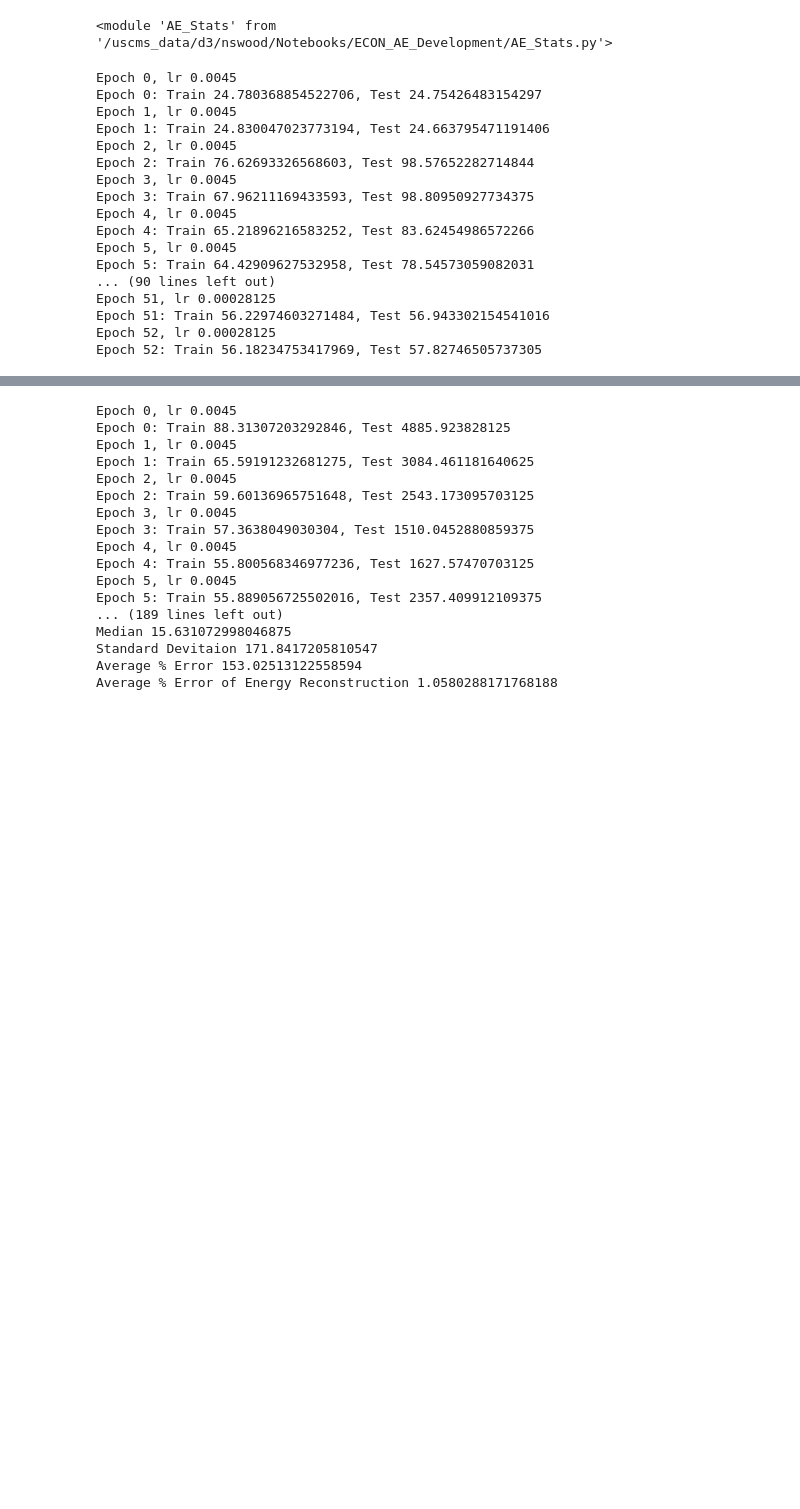
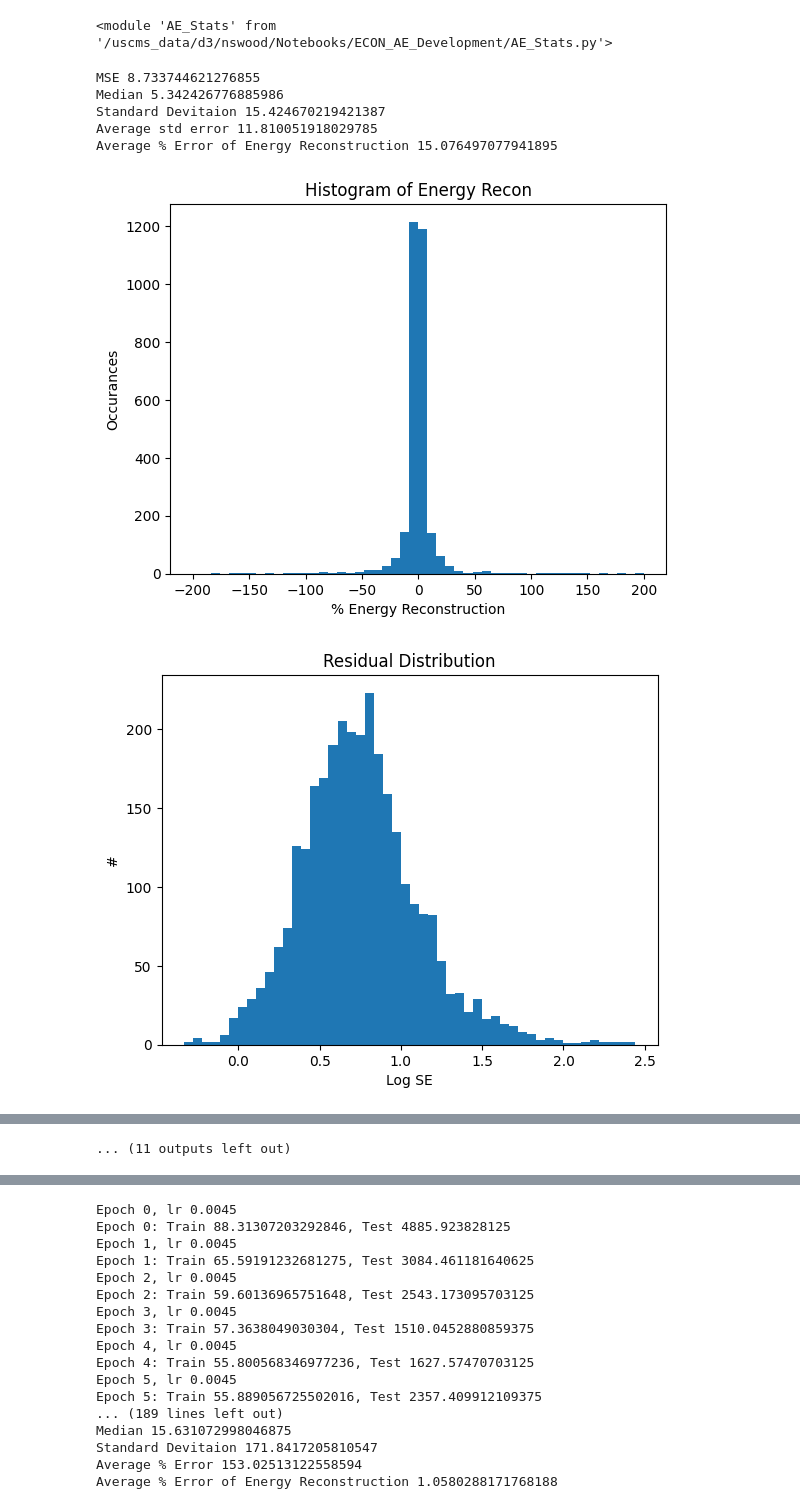
Before and after one commit to nswood/HGCAL_AE, a Jupyter notebook: SimpleConv.ipynb, the cells around one changed output, grey strips where cells are left out. Drawn from its saved outputs; the diff is of its cells as text; code cells hidden in the pictures; blank space fills up the shorter version.

```diff
--- a/SimpleConv.ipynb
+++ b/SimpleConv.ipynb
@@ -150,10 +150,10 @@ class CAE_p(nn.Module):
 # %%
 n = 80
 
-arr = torch.load('TTBAR/ttbar_1_greater_0_sim')
+arr = torch.load('data/TTBAR/ttbar_1_greater_0_sim')
 if n > 0:
     for i in range(n):
-        arr = torch.vstack([arr,torch.load(f'TTBAR/ttbar_{int(n+2)}_greater_0_sim')])
+        arr = torch.vstack([arr,torch.load(f'data/TTBAR/ttbar_{int(n+2)}_greater_0_sim')])
 # %%
 tarr =arr[0:30000].float()
 # %%
@@ -258,7 +258,7 @@ loss = new_loss
 ##### fine-tune autoencoder
 #batch 500
 
-# model_1 =  CAE([63,50,16],[48,50,16])
+# model_1 =  CAE([96,50,16],[48,50,16])
 test = dt[-size_test:]
 lr = 0.0045
 optimizer = optim.Adam(model_1.parameters(), lr,weight_decay=5e-2)
@@ -269,50 +269,40 @@ all_train_losses = []
 # train
 running_loss = float("inf")
 for epoch in range(num_epochs):
-
+    break
     losses = []
 
     for i, data_list in enumerate(train_d1_flat):
         model_1.train()
         data = data_list[0]
         v_pred = model_1(data)
 
         batch_loss = loss(data[:,0:48], v_pred,epoch) # difference between actual and reconstructed
 
 
         all_train_losses.append(batch_loss.item())
         losses.append(batch_loss.item())
         optimizer.zero_grad()
         batch_loss.backward()
         optimizer.step()
     scheduler.step(batch_loss)
     data_test = test
     model_1.eval()
     test_pred = model_1(data_test)
     batch_test = loss(data_test[:,0:48], test_pred,epoch)
     running_loss = np.mean(losses)
     running_test_loss = batch_test.item()
     print('Epoch {}, lr {}'.format(
         epoch, optimizer.param_groups[0]['lr']))
 
     print(f"Epoch {epoch}: Train {running_loss}, Test {running_test_loss}")
 model_1.eval()
 AE_Stats.gen_all_stats(model_1(test[-size_test:,0:48]),test[-size_test:,0:48],test[-size_test:])
 # %% [output]
-Epoch 0, lr 0.0045
-Epoch 0: Train 24.780368854522706, Test 24.75426483154297
-Epoch 1, lr 0.0045
-Epoch 1: Train 24.830047023773194, Test 24.663795471191406
-Epoch 2, lr 0.0045
-Epoch 2: Train 76.62693326568603, Test 98.57652282714844
-Epoch 3, lr 0.0045
-Epoch 3: Train 67.96211169433593, Test 98.80950927734375
-Epoch 4, lr 0.0045
-Epoch 4: Train 65.21896216583252, Test 83.62454986572266
-Epoch 5, lr 0.0045
-Epoch 5: Train 64.42909627532958, Test 78.54573059082031
-... (90 lines left out)
-Epoch 51, lr 0.00028125
-Epoch 51: Train 56.22974603271484, Test 56.943302154541016
-Epoch 52, lr 0.00028125
-Epoch 52: Train 56.18234753417969, Test 57.82746505737305
+MSE 8.733744621276855
+Median 5.342426776885986
+Standard Devitaion 15.424670219421387
+Average std error 11.810051918029785
+Average % Error of Energy Reconstruction 15.076497077941895
+[figure, added]
+[figure, added]
@@ -319,3 +318,4 @@ Epoch 52: Train 56.18234753417969, Test 57.82746505737305
+... (11 outputs left out)
 # %%
 def std_error(data,pred):
     return torch.mean(torch.sum(torch.abs(torch.subtract(data,pred)),dim=1))
```
Also changed, not shown: parts of 9 cells of this notebook, 40 other files.
